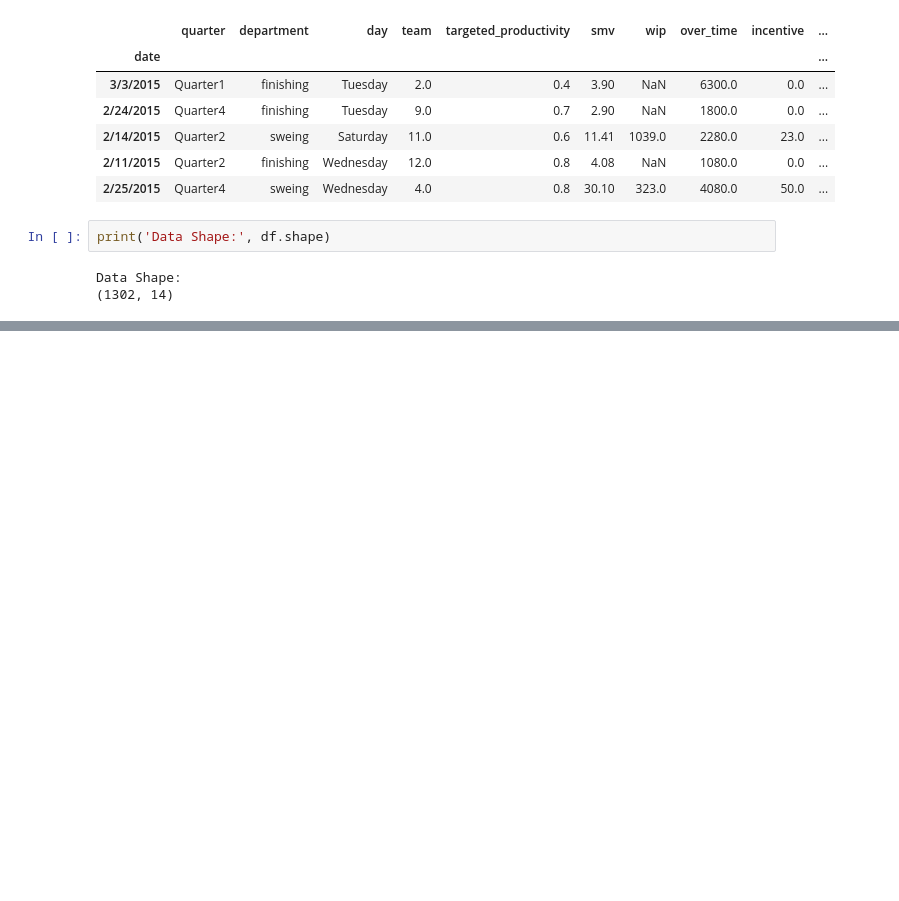
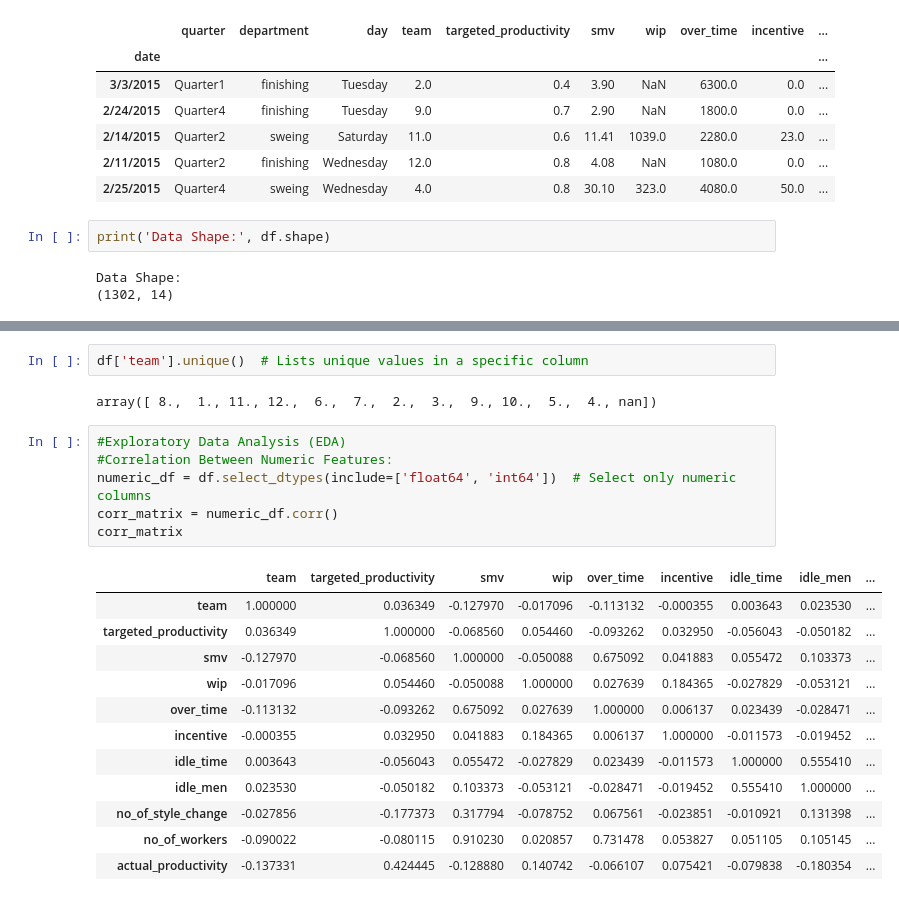
Before and after one commit to ziedtuihri/Data_Science_Projects, a Jupyter notebook: garment_productivit.ipynb, the cells around one changed output, grey strips where cells are left out. Cells and saved outputs as stored; diff of their text form; blank space fills up the shorter version.

Commit message:
+ Correlation between Target & other Numeric Variables

```diff
--- a/garment_productivit.ipynb
+++ b/garment_productivit.ipynb
@@ -112,0 +131,23 @@ df.describe()
+# %%
+df['team'].unique()  # Lists unique values in a specific column
+# %% [output]
+array([ 8.,  1., 11., 12.,  6.,  7.,  2.,  3.,  9., 10.,  5.,  4., nan])
+# %%
+#Exploratory Data Analysis (EDA)
+#Correlation Between Numeric Features:
+numeric_df = df.select_dtypes(include=['float64', 'int64'])  # Select only numeric columns
+corr_matrix = numeric_df.corr()
+corr_matrix
+# %% [output]
+|  | team | targeted_productivity | smv | wip | over_time | incentive | idle_time | idle_men | ... |
+| team | 1.000000 | 0.036349 | -0.127970 | -0.017096 | -0.113132 | -0.000355 | 0.003643 | 0.023530 | ... |
+| targeted_productivity | 0.036349 | 1.000000 | -0.068560 | 0.054460 | -0.093262 | 0.032950 | -0.056043 | -0.050182 | ... |
+| smv | -0.127970 | -0.068560 | 1.000000 | -0.050088 | 0.675092 | 0.041883 | 0.055472 | 0.103373 | ... |
+| wip | -0.017096 | 0.054460 | -0.050088 | 1.000000 | 0.027639 | 0.184365 | -0.027829 | -0.053121 | ... |
+| over_time | -0.113132 | -0.093262 | 0.675092 | 0.027639 | 1.000000 | 0.006137 | 0.023439 | -0.028471 | ... |
+| incentive | -0.000355 | 0.032950 | 0.041883 | 0.184365 | 0.006137 | 1.000000 | -0.011573 | -0.019452 | ... |
+| idle_time | 0.003643 | -0.056043 | 0.055472 | -0.027829 | 0.023439 | -0.011573 | 1.000000 | 0.555410 | ... |
+| idle_men | 0.023530 | -0.050182 | 0.103373 | -0.053121 | -0.028471 | -0.019452 | 0.555410 | 1.000000 | ... |
+| no_of_style_change | -0.027856 | -0.177373 | 0.317794 | -0.078752 | 0.067561 | -0.023851 | -0.010921 | 0.131398 | ... |
+| no_of_workers | -0.090022 | -0.080115 | 0.910230 | 0.020857 | 0.731478 | 0.053827 | 0.051105 | 0.105145 | ... |
+| actual_productivity | -0.137331 | 0.424445 | -0.128880 | 0.140742 | -0.066107 | 0.075421 | -0.079838 | -0.180354 | ... |
```
Also changed, not shown: parts of 8 cells of this notebook.
